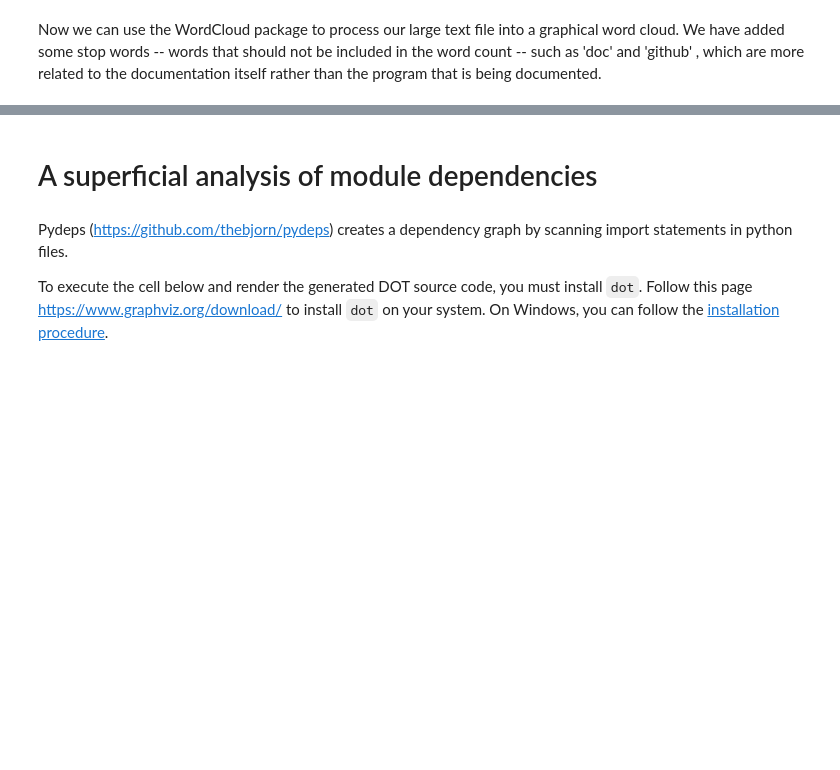
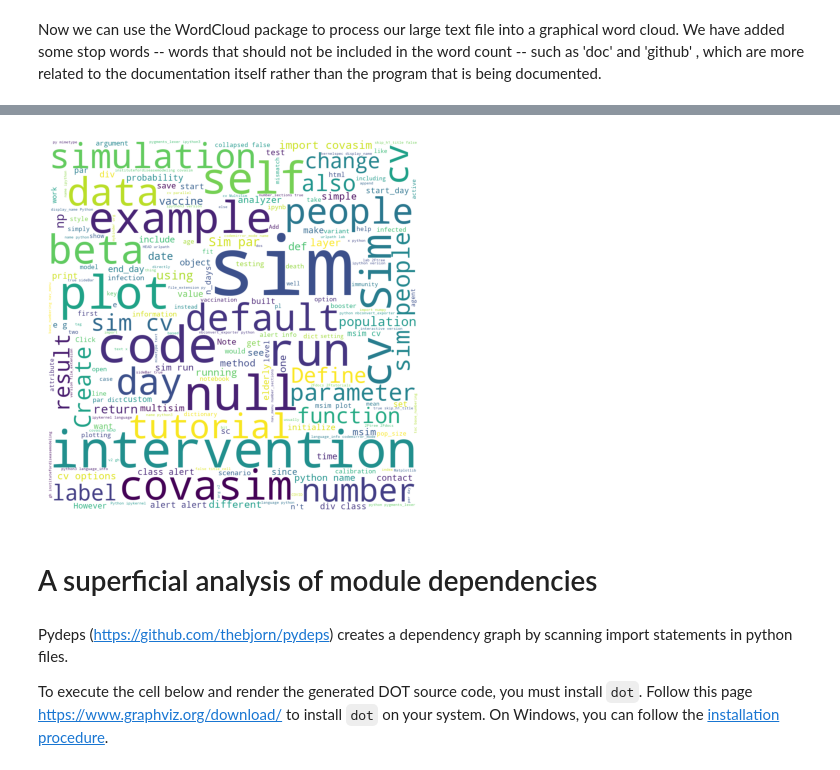
Before and after one commit to koustav25/Week2, a Jupyter notebook: w2_understandingUnfamiliarSystems.ipynb, the cells around one changed output, grey strips where cells are left out. Cells and saved outputs as stored; diff of their text form; code cells hidden in the pictures; blank space fills up the shorter version.

```diff
--- a/w2_understandingUnfamiliarSystems.ipynb
+++ b/w2_understandingUnfamiliarSystems.ipynb
@@ -41,4 +41,4 @@ def process_directory(directory_path):
 
 
 # Replace 'your_directory_path' with the path to your documentation!
-directory_text = process_directory('CausalTestingFramework/docs')
+directory_text = process_directory('covasim/docs')
@@ -56,6 +63,8 @@ nltk.download('stopwords')
 nltk_stopwords = set(stopwords.words('english'))
 
 wc = WordCloud(background_color='white',
-     stopwords = nltk_stopwords.union(set(['doc','documentation','github','sphinx','http'])), width = 1000, height = 1000).generate(directory_text)
+     stopwords = nltk_stopwords.union(set(['doc','documentation','github','sphinx','http','n','metadata','markdown','cell_type','output','execution_count','source','use'])), width = 1000, height = 1000).generate(directory_text)
 plt.axis("off")
 plt.imshow(wc)
+plt.savefig('wordcloud.png')
+# %% [output]
@@ -62,3 +73,4 @@ plt.imshow(wc)
+[figure, added]
 # %% [markdown]
 # A superficial analysis of module dependencies
 # %% [markdown]
```
Also changed, not shown: parts of 5 cells of this notebook, 2 other files.
